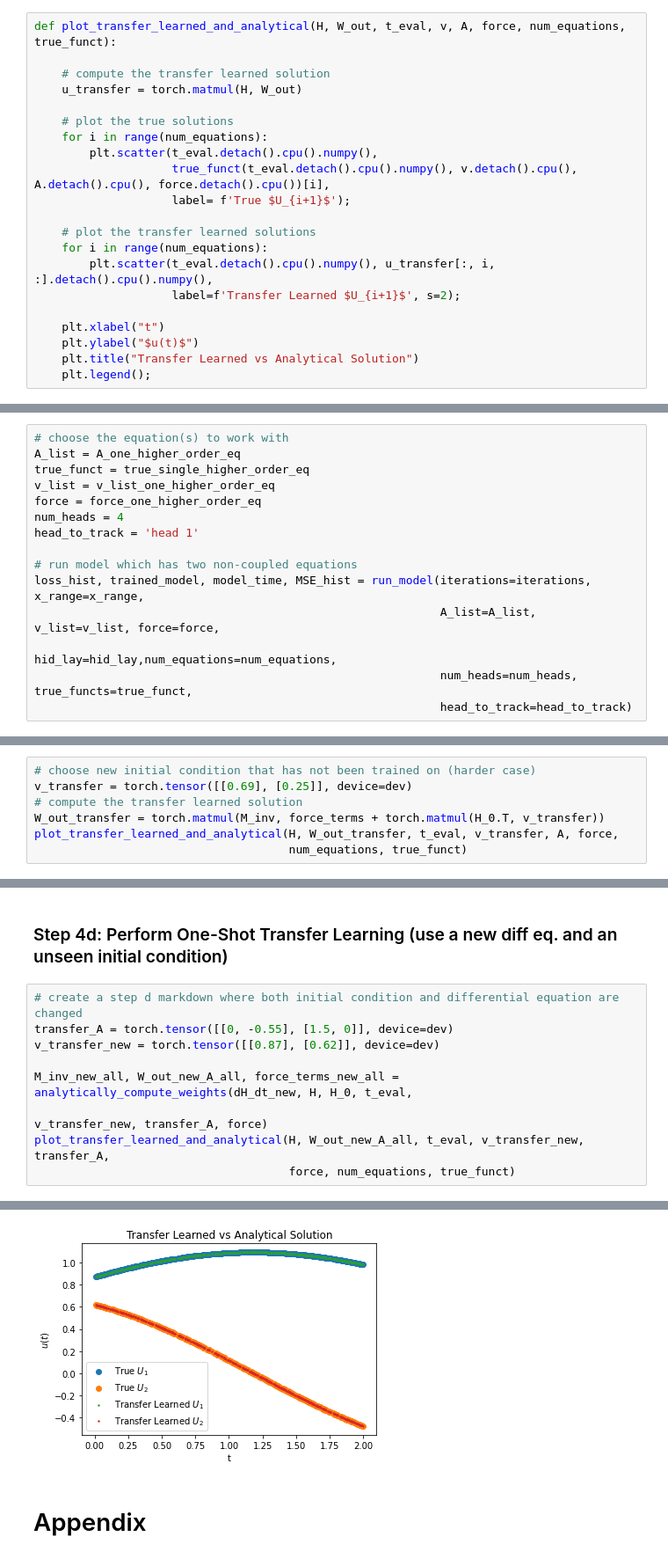
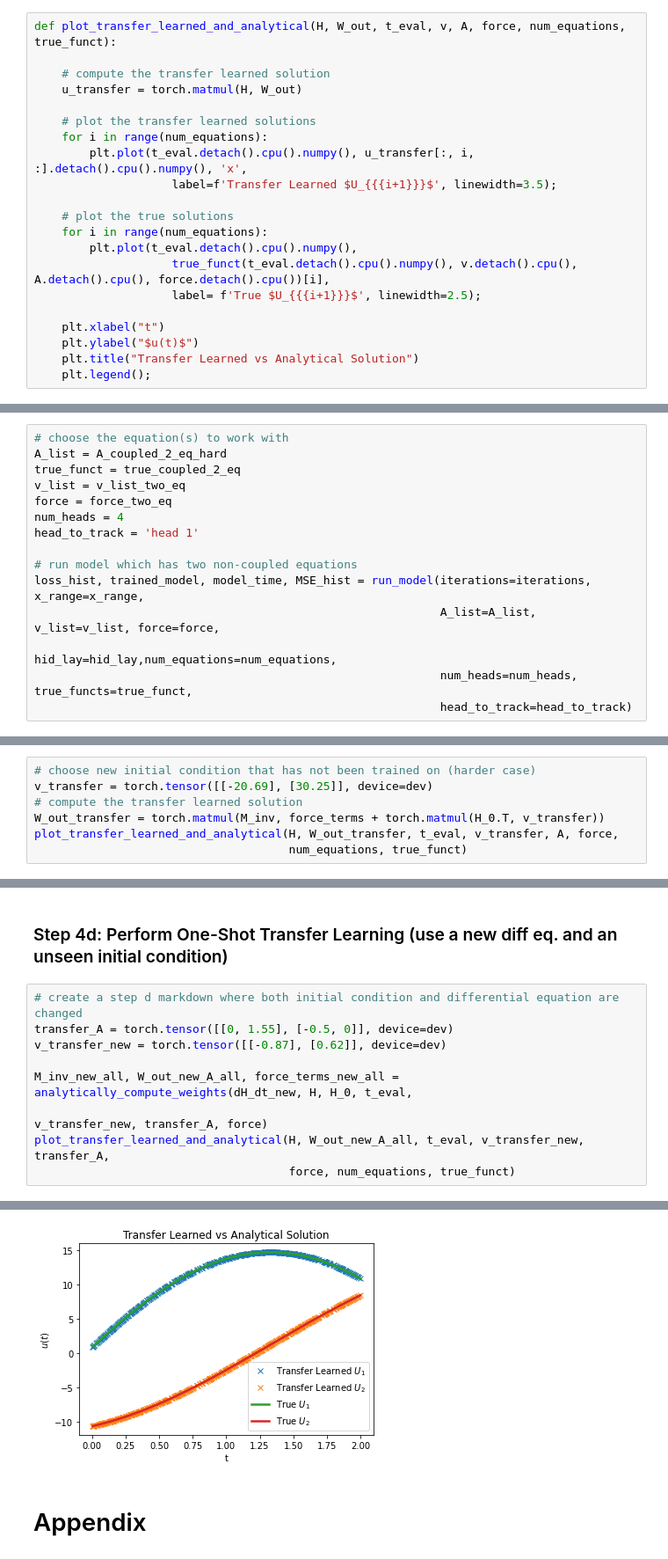
Before and after one commit to Hari-Raval/Harvard-Thesis, a Jupyter notebook: src/transfer_learning_two_linear_ode/system_linear_ode_with_transfer_learning-v5.ipynb, the cells around one changed output, grey strips where cells are left out. Shown at 88% size. Saved outputs shown, nothing was run; the diff lists cells and outputs as text.

```diff
--- a/src/transfer_learning_two_linear_ode/system_linear_ode_with_transfer_learning-v5.ipynb
+++ b/src/transfer_learning_two_linear_ode/system_linear_ode_with_transfer_learning-v5.ipynb
@@ -406,16 +406,16 @@ def plot_transfer_learned_and_analytical(H, W_out, t_eval, v, A, force, num_equa
     # compute the transfer learned solution
     u_transfer = torch.matmul(H, W_out)
 
+    # plot the transfer learned solutions
+    for i in range(num_equations):
+        plt.plot(t_eval.detach().cpu().numpy(), u_transfer[:, i, :].detach().cpu().numpy(), 'x',
+                    label=f'Transfer Learned $U_{{{i+1}}}$', linewidth=3.5);
+
     # plot the true solutions
     for i in range(num_equations):
-        plt.scatter(t_eval.detach().cpu().numpy(),
+        plt.plot(t_eval.detach().cpu().numpy(),
                     true_funct(t_eval.detach().cpu().numpy(), v.detach().cpu(), A.detach().cpu(), force.detach().cpu())[i],
-                    label= f'True $U_{i+1}$');
-
-    # plot the transfer learned solutions
-    for i in range(num_equations):
-        plt.scatter(t_eval.detach().cpu().numpy(), u_transfer[:, i, :].detach().cpu().numpy(),
-                    label=f'Transfer Learned $U_{i+1}$', s=2);
+                    label= f'True $U_{{{i+1}}}$', linewidth=2.5);
 
     plt.xlabel("t")
     plt.ylabel("$u(t)$")
@@ -545,10 +651,10 @@ true_single_higher_order_eq = lambda x, v, A, force: (solve_ivp(single_higher_or
 ### Step 2: Run Model
 # %%
 # choose the equation(s) to work with
-A_list = A_one_higher_order_eq
-true_funct = true_single_higher_order_eq
-v_list = v_list_one_higher_order_eq
-force = force_one_higher_order_eq
+A_list = A_coupled_2_eq_hard
+true_funct = true_coupled_2_eq
+v_list = v_list_two_eq
+force = force_two_eq
 num_heads = 4
 head_to_track = 'head 1'
 
@@ -606,7 +712,7 @@ Time to compute weights (given H and dH_dt):  1.265 seconds
 ### Step 4b: Perform One-Shot Transfer Learning (use a new, unseen initial condition)
 # %%
 # choose new initial condition that has not been trained on (harder case)
-v_transfer = torch.tensor([[0.69], [0.25]], device=dev)
+v_transfer = torch.tensor([[-20.69], [30.25]], device=dev)
 # compute the transfer learned solution
 W_out_transfer = torch.matmul(M_inv, force_terms + torch.matmul(H_0.T, v_transfer))
 plot_transfer_learned_and_analytical(H, W_out_transfer, t_eval, v_transfer, A, force,
@@ -630,8 +736,8 @@ Time to compute weights (given H and dH_dt):  0.007 seconds
 ### Step 4d: Perform One-Shot Transfer Learning (use a new diff eq. and an unseen initial condition)
 # %%
 # create a step d markdown where both initial condition and differential equation are changed
-transfer_A = torch.tensor([[0, -0.55], [1.5, 0]], device=dev)
-v_transfer_new = torch.tensor([[0.87], [0.62]], device=dev)
+transfer_A = torch.tensor([[0, 1.55], [-0.5, 0]], device=dev)
+v_transfer_new = torch.tensor([[-0.87], [0.62]], device=dev)
 
 M_inv_new_all, W_out_new_A_all, force_terms_new_all = analytically_compute_weights(dH_dt_new, H, H_0, t_eval,
                                                                            v_transfer_new, transfer_A, force)
@@ -642,4 +748,4 @@ Time to compute weights (given H and dH_dt):  0.019 seconds
-[figure, old version]
+[figure, new version]
 # %% [markdown]
 # Appendix
 # %%
```
Also changed, not shown: parts of 14 cells of this notebook.
